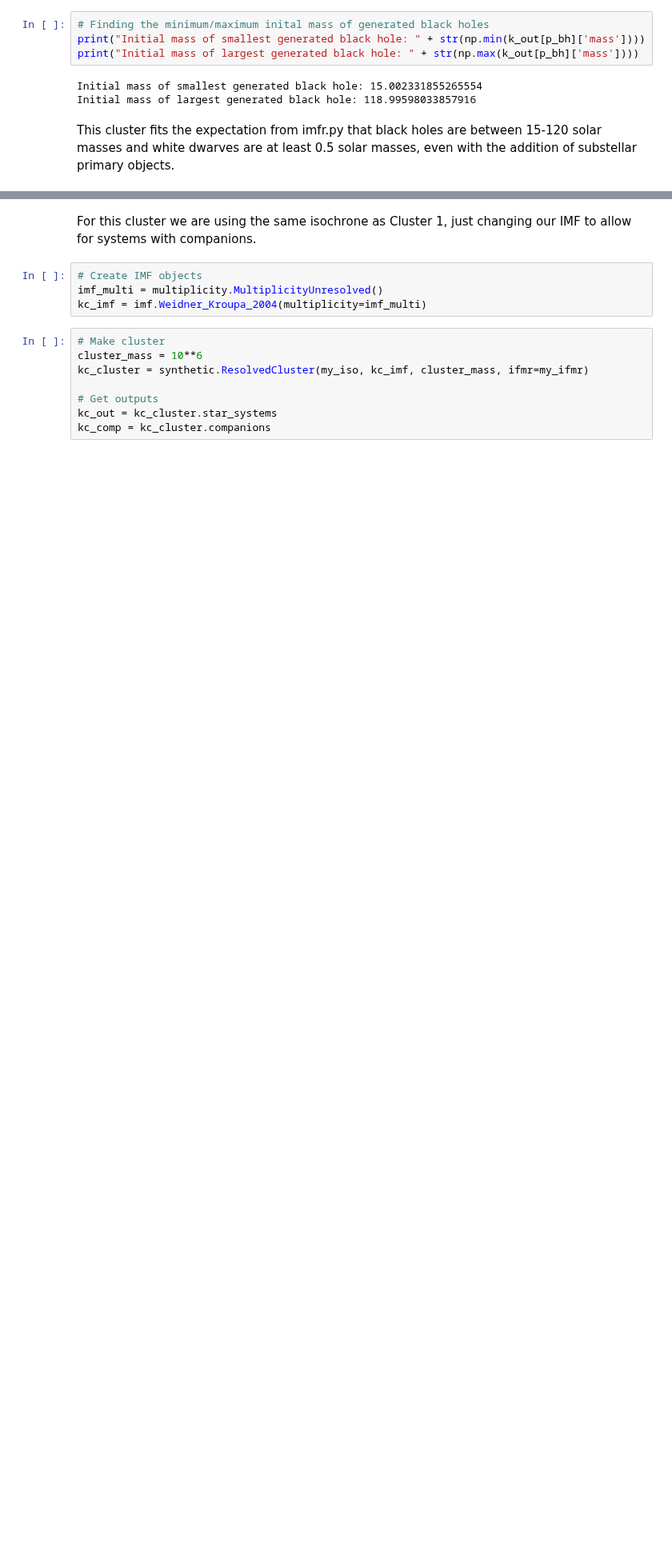
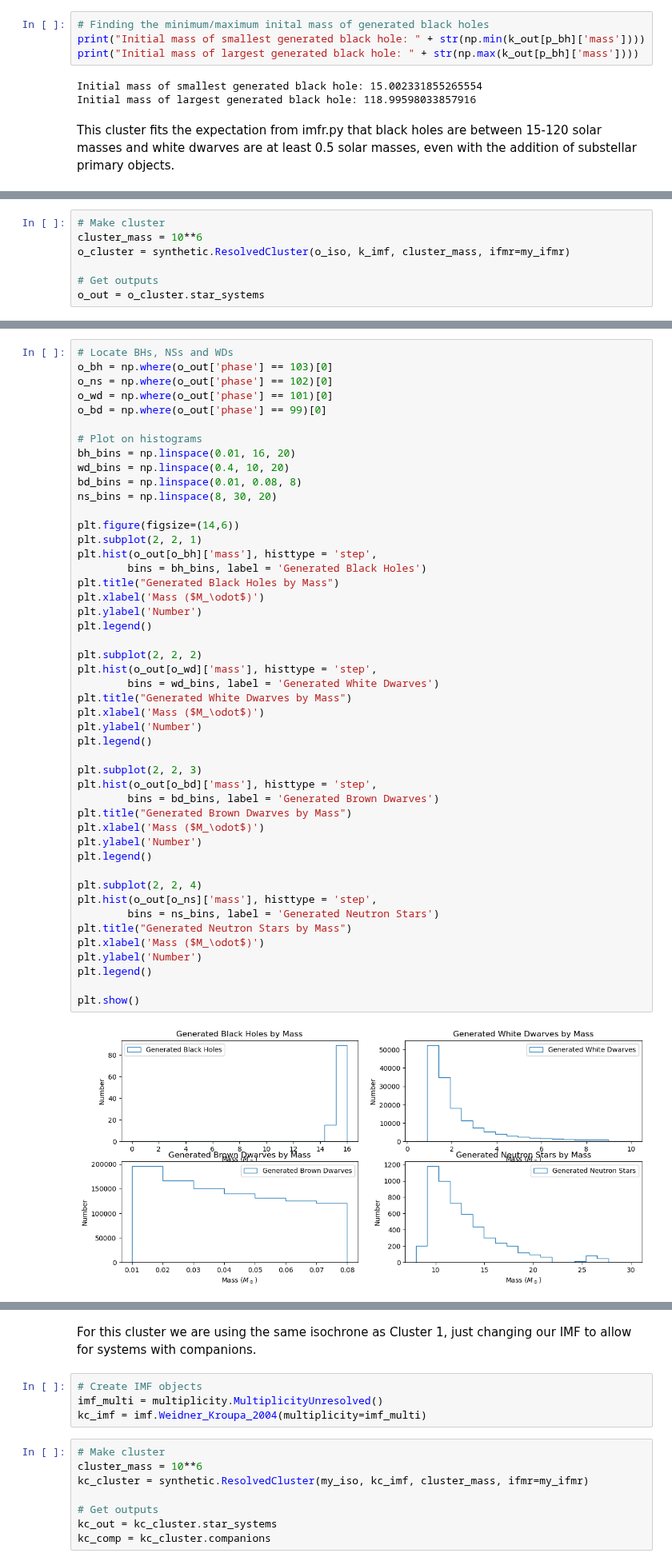
Before and after one commit to astropy/SPISEA, a Jupyter notebook: changes/Compact_Multiplicity.ipynb, the cells around one changed output, grey strips where cells are left out. Shown at 80% size. Saved outputs shown, nothing was run; the diff lists cells and outputs as text; blank space fills up the shorter version.

```diff
--- a/changes/Compact_Multiplicity.ipynb
+++ b/changes/Compact_Multiplicity.ipynb
@@ -279,0 +419,7 @@ This cluster fits the expectation from imfr.py that black holes are between 15-1
+# %%
+# Make cluster
+cluster_mass = 10**6
+o_cluster = synthetic.ResolvedCluster(o_iso, k_imf, cluster_mass, ifmr=my_ifmr)
+
+# Get outputs
+o_out = o_cluster.star_systems
@@ -279,0 +446,49 @@ This cluster fits the expectation from imfr.py that black holes are between 15-1
+# %%
+# Locate BHs, NSs and WDs
+o_bh = np.where(o_out['phase'] == 103)[0]
+o_ns = np.where(o_out['phase'] == 102)[0]
+o_wd = np.where(o_out['phase'] == 101)[0]
+o_bd = np.where(o_out['phase'] == 99)[0]
+
+# Plot on histograms
+bh_bins = np.linspace(0.01, 16, 20)
+wd_bins = np.linspace(0.4, 10, 20)
+bd_bins = np.linspace(0.01, 0.08, 8)
+ns_bins = np.linspace(8, 30, 20)
+
+plt.figure(figsize=(14,6))
+plt.subplot(2, 2, 1)
+plt.hist(o_out[o_bh]['mass'], histtype = 'step',
+        bins = bh_bins, label = 'Generated Black Holes')
+plt.title("Generated Black Holes by Mass")
+plt.xlabel('Mass ($M_\odot$)')
+plt.ylabel('Number')
+plt.legend()
+
+plt.subplot(2, 2, 2)
+plt.hist(o_out[o_wd]['mass'], histtype = 'step',
+        bins = wd_bins, label = 'Generated White Dwarves')
+plt.title("Generated White Dwarves by Mass")
+plt.xlabel('Mass ($M_\odot$)')
+plt.ylabel('Number')
+plt.legend()
+
+plt.subplot(2, 2, 3)
+plt.hist(o_out[o_bd]['mass'], histtype = 'step',
+        bins = bd_bins, label = 'Generated Brown Dwarves')
+plt.title("Generated Brown Dwarves by Mass")
+plt.xlabel('Mass ($M_\odot$)')
+plt.ylabel('Number')
+plt.legend()
+
+plt.subplot(2, 2, 4)
+plt.hist(o_out[o_ns]['mass'], histtype = 'step',
+        bins = ns_bins, label = 'Generated Neutron Stars')
+plt.title("Generated Neutron Stars by Mass")
+plt.xlabel('Mass ($M_\odot$)')
+plt.ylabel('Number')
+plt.legend()
+
+plt.show()
+# %% [output]
+[figure, added]
```
Also changed, not shown: parts of 29 cells of this notebook.
